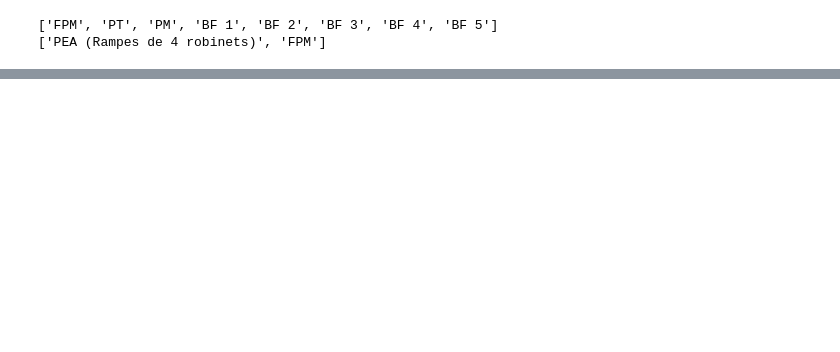
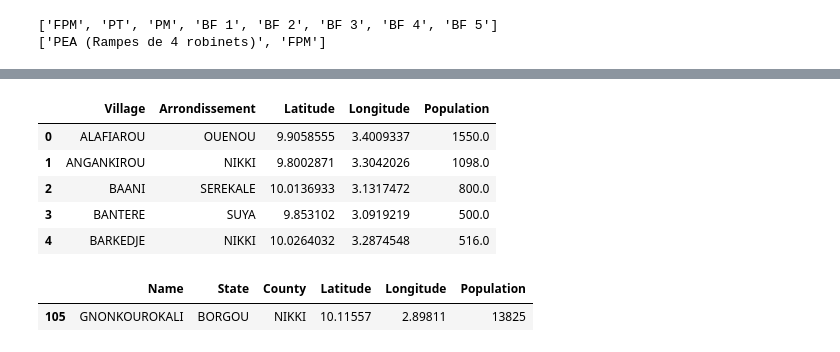
Before and after one commit to OANInternational/aguapp-ds, a Jupyter notebook: estructurar_bbdd_y_subir_a_firebase.ipynb, the cells around one changed output, grey strips where cells are left out. Saved outputs shown, nothing was run; the diff lists cells and outputs as text; code cells hidden in the pictures; blank space fills up the shorter version.

```diff
--- a/estructurar_bbdd_y_subir_a_firebase.ipynb
+++ b/estructurar_bbdd_y_subir_a_firebase.ipynb
@@ -896,0 +848,8 @@ df_villages_2009=df_villages_2009.drop("Type d'ouvrage",axis=1)
+# %%
+df_pop_vil=df_pop_vil.reset_index()
+# %%
+df_pop_vil.columns=['Village','Population']
+# %%
+df_vil_pre=df_villages_loc_pumps[['Village','Arrondissement','Latitude','Longitude']]
+# %%
+df_vil_final=pd.merge(df_vil_pre,df_pop_vil,on='Village',how='outer')
@@ -896,0 +868,11 @@ df_villages_2009=df_villages_2009.drop("Type d'ouvrage",axis=1)
+# %%
+## FINAL VILLAGE LIST
+
+df_vil_final.head()
+# %% [output]
+|  | Village | Arrondissement | Latitude | Longitude | Population |
+| 0 | ALAFIAROU | OUENOU | 9.9058555 | 3.4009337 | 1550.0 |
+| 1 | ANGANKIROU | NIKKI | 9.8002871 | 3.3042026 | 1098.0 |
+| 2 | BAANI | SEREKALE | 10.0136933 | 3.1317472 | 800.0 |
+| 3 | BANTERE | SUYA | 9.853102 | 3.0919219 | 500.0 |
+| 4 | BARKEDJE | NIKKI | 10.0264032 | 3.2874548 | 516.0 |
@@ -896,0 +883,5 @@ df_villages_2009=df_villages_2009.drop("Type d'ouvrage",axis=1)
+# %%
+df_dis[df_dis['Name']=='GNONKOUROKALI']
+# %% [output]
+|  | Name | State | County | Latitude | Longitude | Population |
+| 105 | GNONKOUROKALI | BORGOU | NIKKI | 10.11557 | 2.89811 | 13825 |
```
Also changed, not shown: parts of 129 cells of this notebook.
